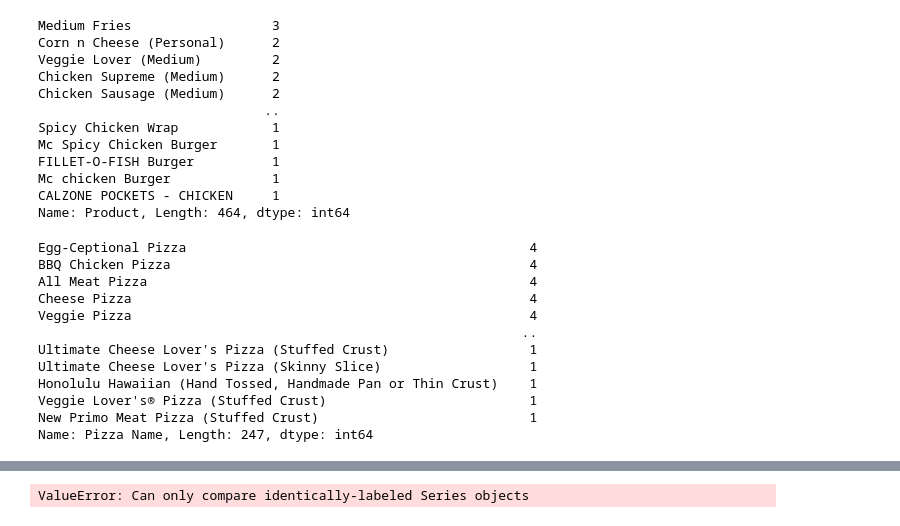
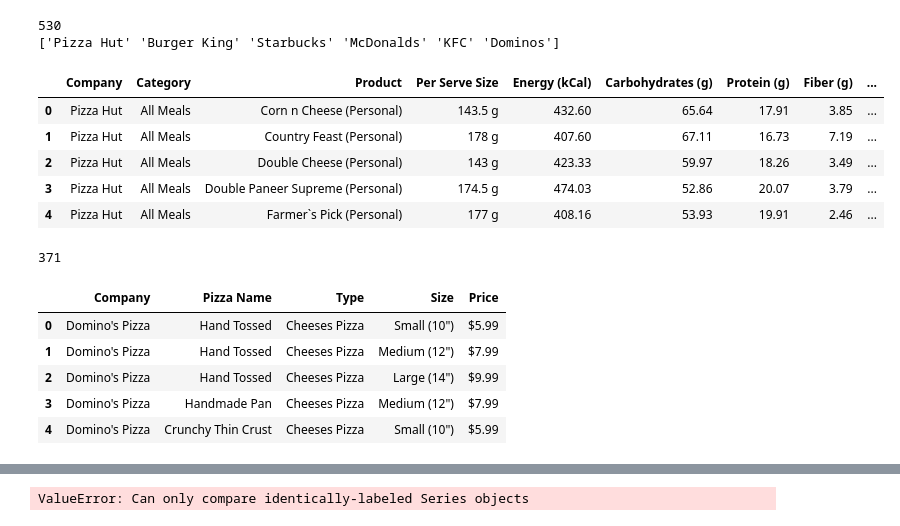
Before and after one commit to athiaq/United_States_Food_Data, a Jupyter notebook: Phil/FastFood-Phil.ipynb, the cells around one changed output, grey strips where cells are left out. Cells and saved outputs as stored; diff of their text form; code cells hidden in the pictures.

```diff
--- a/Phil/FastFood-Phil.ipynb
+++ b/Phil/FastFood-Phil.ipynb
@@ -3,39 +3,38 @@ import pandas as pd
 # %%
 #read the fast food data into a df
 
 fast_food_df = pd.read_csv("../Datasets/Nutrition_Value_Dataset.csv")
-fast_food_df["Product"].value_counts()
+
+print(len(fast_food_df['Company']))
+
+print(fast_food_df['Company'].unique())
+
+fast_food_df.head()
 
 # could sort descending and filter out very rare + condense recurring values
 # could make a new df with the two columns of interest and use compare function or isduplicated or similar
 # %% [output]
-Medium Fries                  3
-Corn n Cheese (Personal)      2
-Veggie Lover (Medium)         2
-Chicken Supreme (Medium)      2
-Chicken Sausage (Medium)      2
-                             ..
-Spicy Chicken Wrap            1
-Mc Spicy Chicken Burger       1
-FILLET-O-FISH Burger          1
-Mc chicken Burger             1
-CALZONE POCKETS - CHICKEN     1
-Name: Product, Length: 464, dtype: int64
+530
+['Pizza Hut' 'Burger King' 'Starbucks' 'McDonalds' 'KFC' 'Dominos']
+|  | Company | Category | Product | Per Serve Size | Energy (kCal) | Carbohydrates (g) | Protein (g) | Fiber (g) | ... |
+| 0 | Pizza Hut | All Meals | Corn n Cheese (Personal) | 143.5 g | 432.60 | 65.64 | 17.91 | 3.85 | ... |
+| 1 | Pizza Hut | All Meals | Country Feast (Personal) | 178 g | 407.60 | 67.11 | 16.73 | 7.19 | ... |
+| 2 | Pizza Hut | All Meals | Double Cheese (Personal) | 143 g | 423.33 | 59.97 | 18.26 | 3.49 | ... |
+| 3 | Pizza Hut | All Meals | Double Paneer Supreme (Personal) | 174.5 g | 474.03 | 52.86 | 20.07 | 3.79 | ... |
+| 4 | Pizza Hut | All Meals | Farmer`s Pick (Personal) | 177 g | 408.16 | 53.93 | 19.91 | 2.46 | ... |
 # %%
 #read the pizza price data into a df
 
 pizza_df = pd.read_csv("../Datasets/pizza_data.csv")
-pizza_df["Pizza Name"].value_counts()
+
+print(len(pizza_df['Company']))
+
+pizza_df.head()
 # %% [output]
-Egg-Ceptional Pizza                                            4
-BBQ Chicken Pizza                                              4
-All Meat Pizza                                                 4
-Cheese Pizza                                                   4
-Veggie Pizza                                                   4
-                                                              ..
-Ultimate Cheese Lover's Pizza (Stuffed Crust)                  1
-Ultimate Cheese Lover's Pizza (Skinny Slice)                   1
-Honolulu Hawaiian (Hand Tossed, Handmade Pan or Thin Crust)    1
-Veggie Lover's® Pizza (Stuffed Crust)                          1
-New Primo Meat Pizza (Stuffed Crust)                           1
-Name: Pizza Name, Length: 247, dtype: int64
+371
+|  | Company | Pizza Name | Type | Size | Price |
+| 0 | Domino's Pizza | Hand Tossed | Cheeses Pizza | Small (10") | $5.99 |
+| 1 | Domino's Pizza | Hand Tossed | Cheeses Pizza | Medium (12") | $7.99 |
+| 2 | Domino's Pizza | Hand Tossed | Cheeses Pizza | Large (14") | $9.99 |
+| 3 | Domino's Pizza | Handmade Pan | Cheeses Pizza | Medium (12") | $7.99 |
+| 4 | Domino's Pizza | Crunchy Thin Crust | Cheeses Pizza | Small (10") | $5.99 |
```
Also changed, not shown: parts of 2 cells of this notebook, 13 other files.
